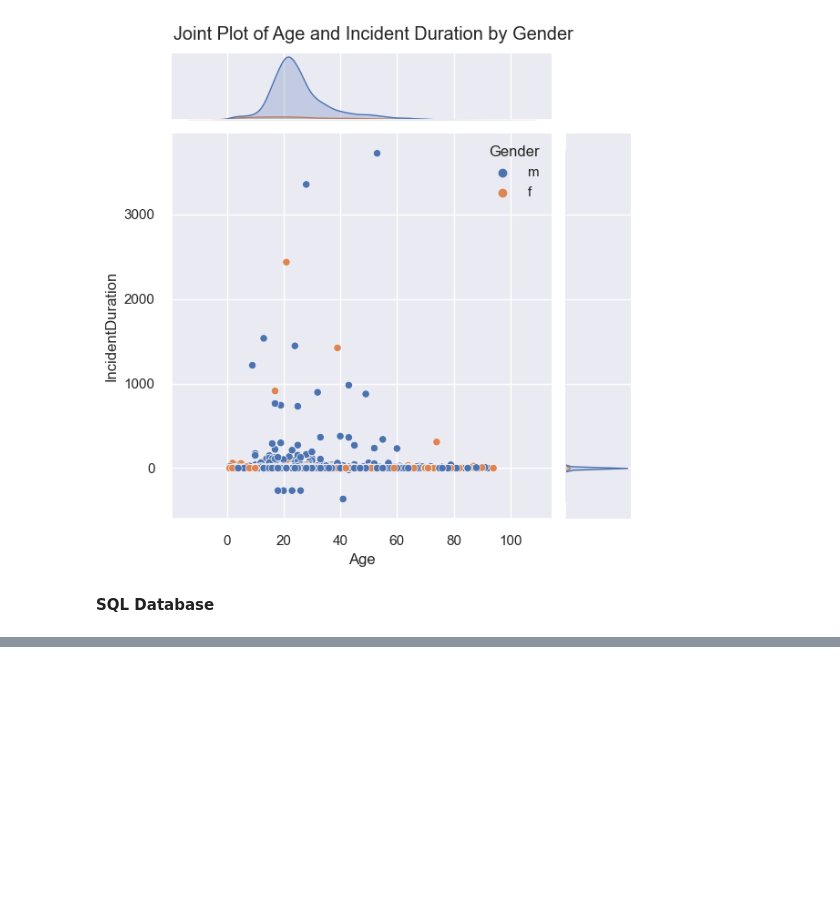
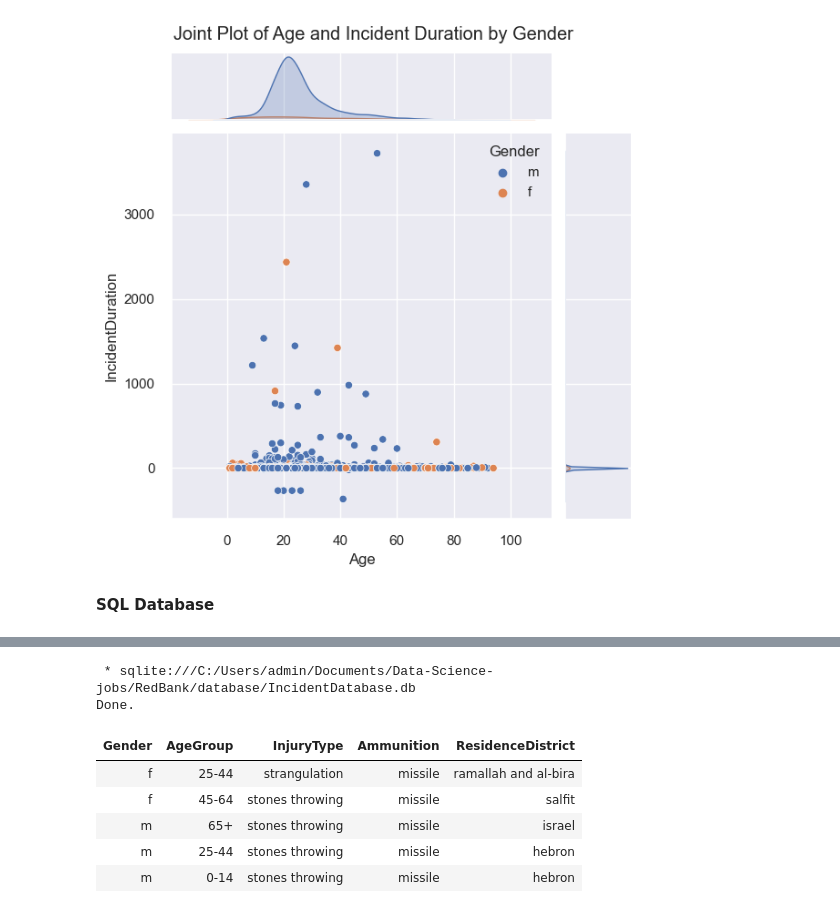
Before and after one commit to Omedobi/Incident-analysis, a Jupyter notebook: notebook/RedBank_Assessment.ipynb, the cells around one changed output, grey strips where cells are left out. Cells and saved outputs as stored; diff of their text form; code cells hidden in the pictures; blank space fills up the shorter version.

```diff
--- a/notebook/RedBank_Assessment.ipynb
+++ b/notebook/RedBank_Assessment.ipynb
@@ -601,3 +594,18 @@ from sqlalchemy import create_engine
+# %%
+#check distribution of gender, agegroup, injurytype, ammunition and residence district
+
+%sql select Gender, AgeGroup,InjuryType, Ammunition ,ResidenceDistrict from data \
+order by InjuryType desc \
+limit 5;
+# %% [output]
+ * sqlite:///C:/Users/admin/Documents/Data-Science-jobs/RedBank/database/IncidentDatabase.db
+Done.
+| Gender | AgeGroup | InjuryType | Ammunition | ResidenceDistrict |
+| f | 25-44 | strangulation | missile | ramallah and al-bira |
+| f | 45-64 | stones throwing | missile | salfit |
+| m | 65+ | stones throwing | missile | israel |
+| m | 25-44 | stones throwing | missile | hebron |
+| m | 0-14 | stones throwing | missile | hebron |
 # %%
 # Dispose of the engine
 engine.dispose()
```
Also changed, not shown: parts of 7 cells of this notebook.
